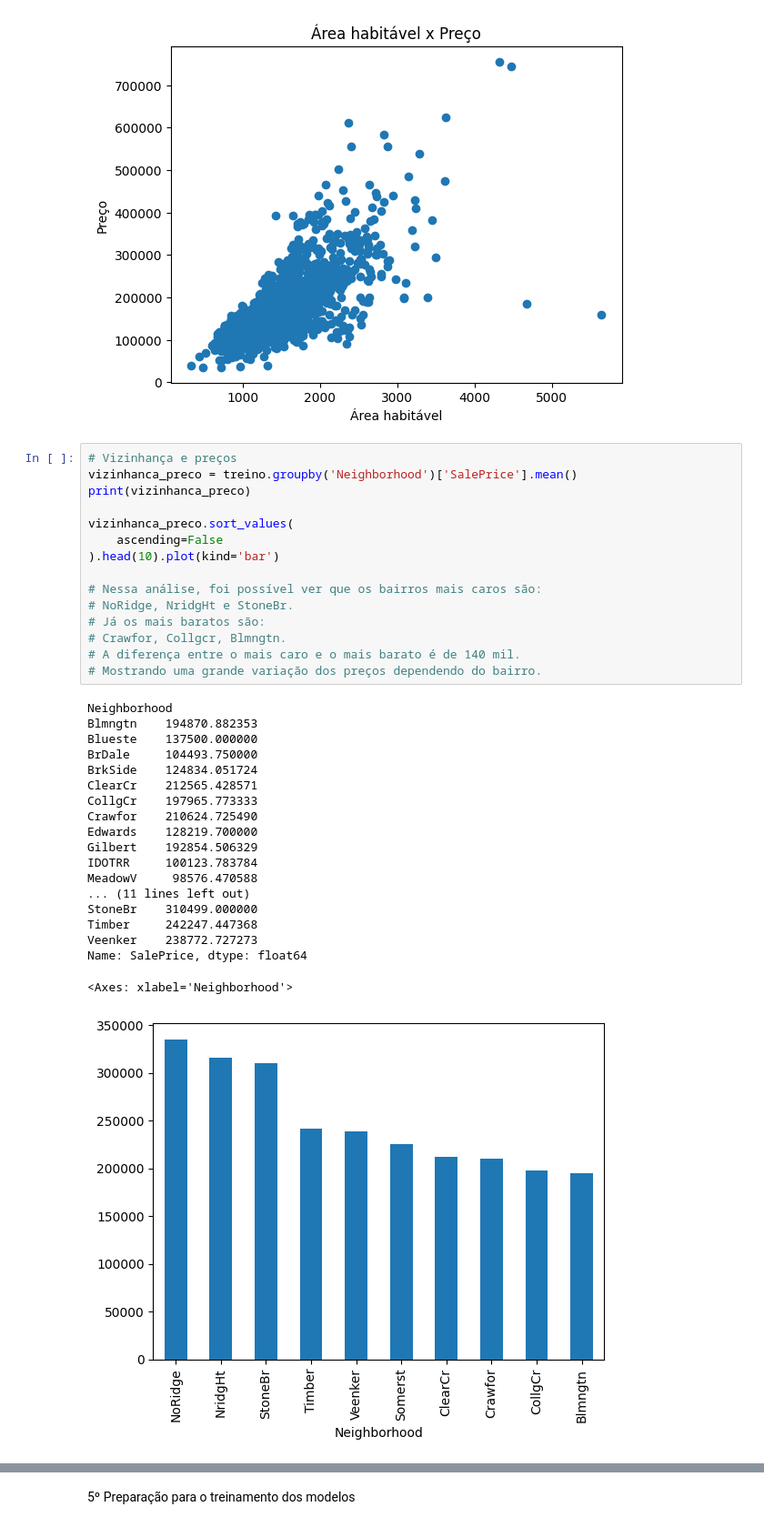
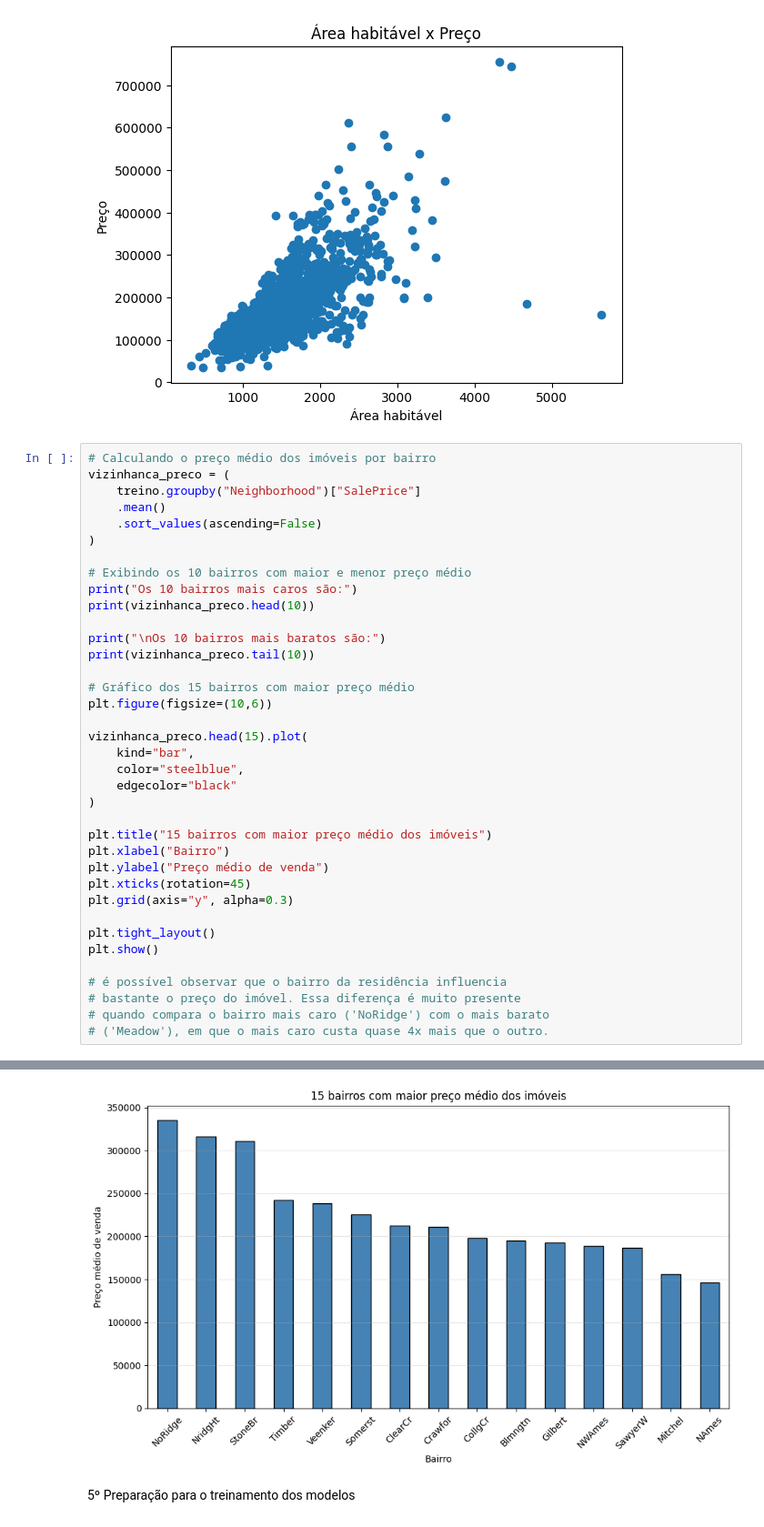
Before and after one commit to naathycc/Projeto-trainee-dados-Cati-Jr, a Jupyter notebook: notebook/house_prices.ipynb, the cells around one changed output, grey strips where cells are left out. Shown at 91% size. Saved outputs shown, nothing was run; the diff lists cells and outputs as text.

```diff
--- a/notebook/house_prices.ipynb
+++ b/notebook/house_prices.ipynb
@@ -300,38 +363,41 @@ plt.show()
 # influenciam o valor de venda dos imóveis.
 # %% [output]
 [figure]
-# %%
-# Vizinhança e preços
-vizinhanca_preco = treino.groupby('Neighborhood')['SalePrice'].mean()
-print(vizinhanca_preco)
-
-vizinhanca_preco.sort_values(
-    ascending=False
-).head(10).plot(kind='bar')
-
-# Nessa análise, foi possível ver que os bairros mais caros são:
-# NoRidge, NridgHt e StoneBr.
-# Já os mais baratos são:
-# Crawfor, Collgcr, Blmngtn.
-# A diferença entre o mais caro e o mais barato é de 140 mil.
-# Mostrando uma grande variação dos preços dependendo do bairro.
-# %% [output]
-Neighborhood
-Blmngtn    194870.882353
-Blueste    137500.000000
-BrDale     104493.750000
-BrkSide    124834.051724
-ClearCr    212565.428571
-CollgCr    197965.773333
-Crawfor    210624.725490
-Edwards    128219.700000
-Gilbert    192854.506329
-IDOTRR     100123.783784
-MeadowV     98576.470588
-... (11 lines left out)
-StoneBr    310499.000000
-Timber     242247.447368
-Veenker    238772.727273
-Name: SalePrice, dtype: float64
-<Axes: xlabel='Neighborhood'>
-[figure, removed]
+# %%
+# Calculando o preço médio dos imóveis por bairro
+vizinhanca_preco = (
+    treino.groupby("Neighborhood")["SalePrice"]
+    .mean()
+    .sort_values(ascending=False)
+)
+
+# Exibindo os 10 bairros com maior e menor preço médio
+print("Os 10 bairros mais caros são:")
+print(vizinhanca_preco.head(10))
+
+print("\nOs 10 bairros mais baratos são:")
+print(vizinhanca_preco.tail(10))
+
+# Gráfico dos 15 bairros com maior preço médio
+plt.figure(figsize=(10,6))
+
+vizinhanca_preco.head(15).plot(
+    kind="bar",
+    color="steelblue",
+    edgecolor="black"
+)
+
+plt.title("15 bairros com maior preço médio dos imóveis")
+plt.xlabel("Bairro")
+plt.ylabel("Preço médio de venda")
+plt.xticks(rotation=45)
+plt.grid(axis="y", alpha=0.3)
+
+plt.tight_layout()
+plt.show()
+
+# é possível observar que o bairro da residência influencia
+# bastante o preço do imóvel. Essa diferença é muito presente
+# quando compara o bairro mais caro ('NoRidge') com o mais barato
+# ('Meadow'), em que o mais caro custa quase 4x mais que o outro.
+# %% [output]
@@ -338,3 +421,4 @@ Name: SalePrice, dtype: float64
+[figure, added]
 # %% [markdown]
 5º Preparação para o treinamento dos modelos
 # %% [markdown]
```
Also changed, not shown: parts of 32 cells of this notebook.
